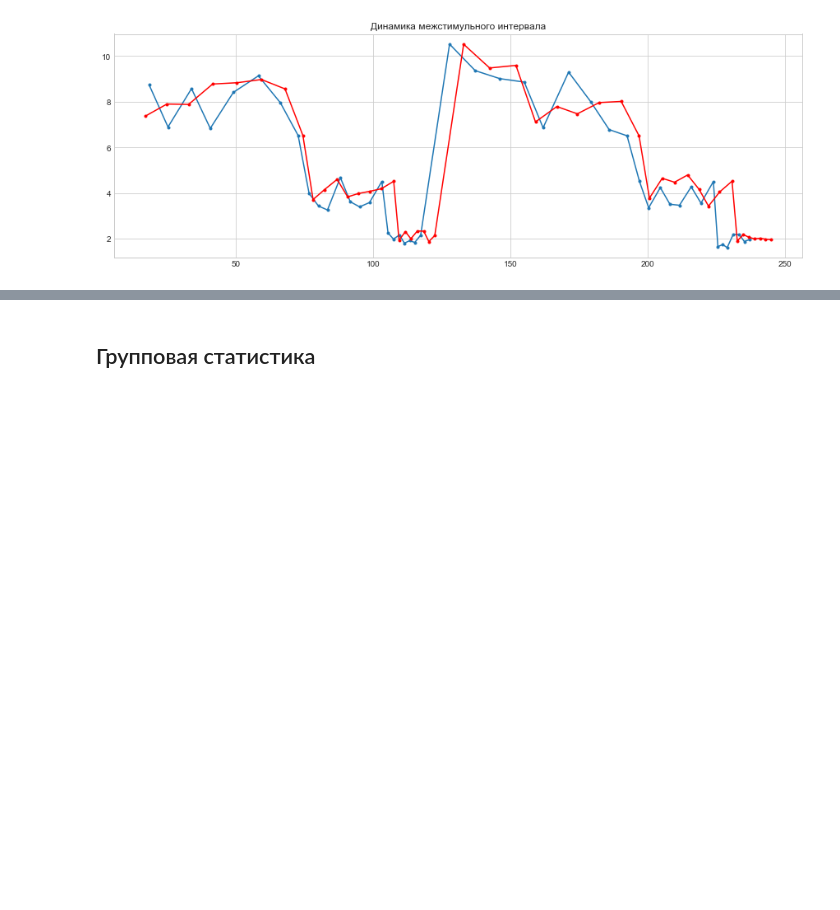
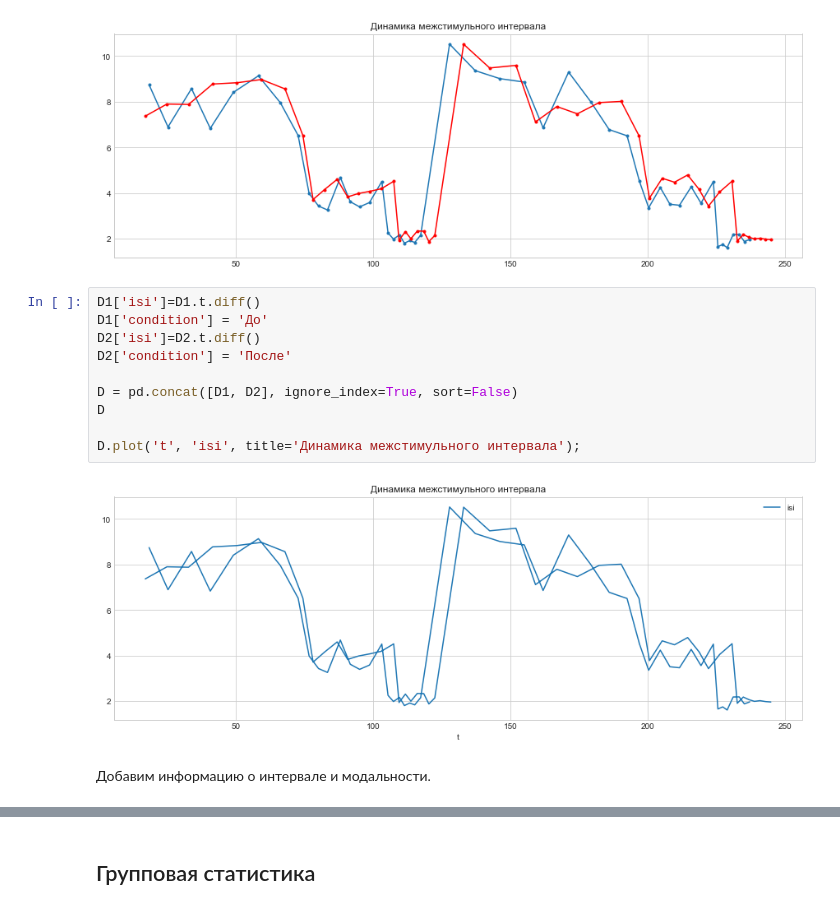
Before and after one commit to sherdim/mame, a Jupyter notebook: Task_balatte_condition.ipynb, the cells around one changed output, grey strips where cells are left out. Drawn from its saved outputs; the diff is of its cells as text; blank space fills up the shorter version.

```diff
--- a/Task_balatte_condition.ipynb
+++ b/Task_balatte_condition.ipynb
@@ -56,4 +58,18 @@ plot(D2.t[1:], isi,'r.-')
 title('Динамика межстимульного интервала');
 # %% [output]
 [figure]
+# %%
+D1['isi']=D1.t.diff()
+D1['condition'] = 'До'
+D2['isi']=D2.t.diff()
+D2['condition'] = 'После'
+
+D = pd.concat([D1, D2], ignore_index=True, sort=False)
+D
+
+D.plot('t', 'isi', title='Динамика межстимульного интервала');
+# %% [output]
+[figure, added]
+# %% [markdown]
+Добавим информацию о интервале и модальности.
 # %%
```
Also changed, not shown: parts of 30 cells of this notebook, 9 other files.
